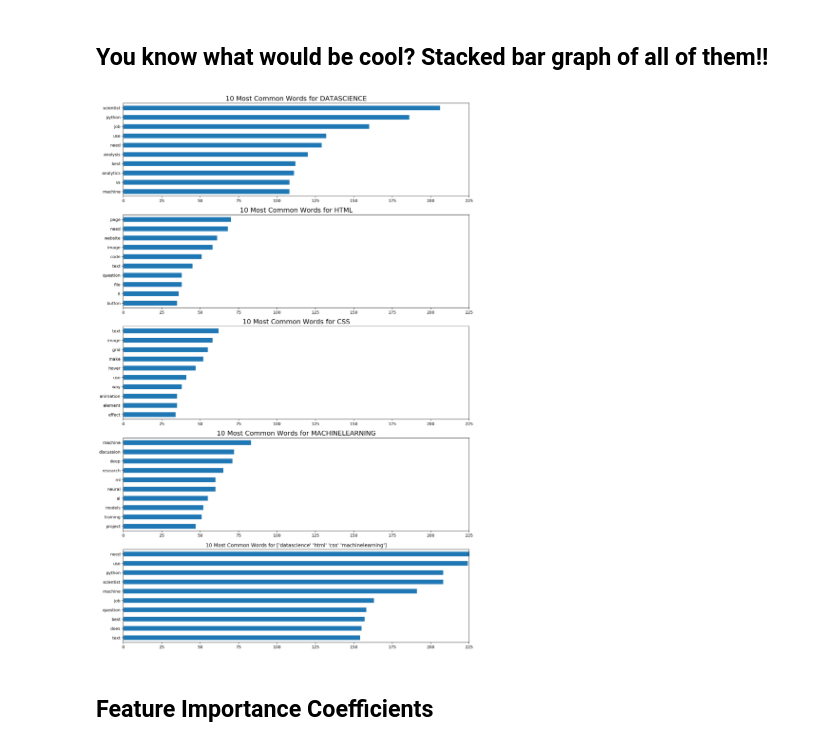
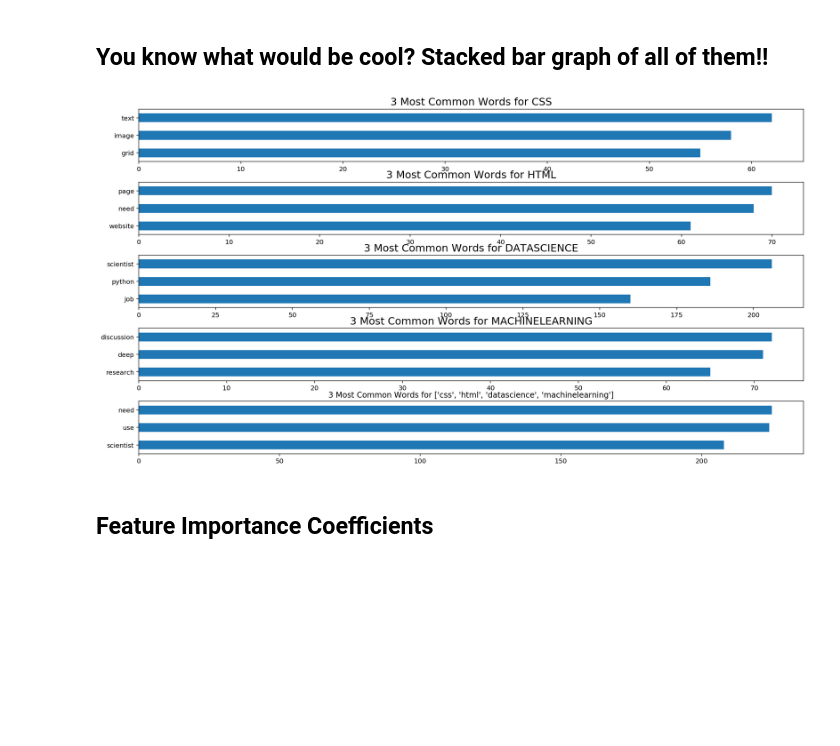
Before and after one commit to datapointchris/reddit-nlp, a Jupyter notebook: code/ds_workflow.ipynb, the cells around one changed output. Saved outputs shown, nothing was run; the diff lists cells and outputs as text; code cells hidden in the pictures; blank space fills up the shorter version.

Commit message:
fixed most common function, fixed subreddit list length and missing data issue

```diff
--- a/code/ds_workflow.ipynb
+++ b/code/ds_workflow.ipynb
@@ -69,0 +68,2 @@ No data for python
+# %%
+subreddit_list = [sub for sub in subreddit_list if sub in df.subreddit.unique()]
@@ -91,21 +95,20 @@ y = df['sub_code']
 # %%
 X_train, X_test, y_train, y_test = train_test_split(X, y, random_state=7)
 # %%
-subreddit_titles = my_stops.union(df.subreddit.unique())
-useless_words = my_stops.union(['using', 'help', 'new', 'data', 'science','learning'])
+useless_words = set(['using', 'help', 'new', 'data', 'science', 'machine', 'learning'])
 
-custom_stop_words = ENGLISH_STOP_WORDS.union(subreddit_titles, useless_words)
+custom_stop_words = ENGLISH_STOP_WORDS.union(subreddit_list, useless_words)
 # %%
 pipe = Pipeline([('count_vec', CountVectorizer()), ('lr', LogisticRegression())])
 # %%
 pipe_params = {
-                'count_vec__max_features': [3000,4000,5000,6000,8000],
+                'count_vec__max_features': [1000,2000,3000,4000,5000],
                 'count_vec__max_df': [.3,.4,.5],
-                'count_vec__ngram_range': [(1,2),(1,3),(1,4)],
+                'count_vec__ngram_range': [(1,2),(1,3)],
                 'count_vec__stop_words': [custom_stop_words],
-                'count_vec__min_df': [4,5,6],
+                'count_vec__min_df': [3,5,10, 20],
                 'lr__penalty': ['l1','l2'],
-                'lr__C': [.01, .1, 1]
+                'lr__C': [.01, .1, 1, 5, 10]
                 }
 # %%
 model = GridSearchCV(pipe, param_grid=pipe_params, cv=5, verbose=1, n_jobs=-1)
@@ -155,6 +152,7 @@ features_df
 ## You know what would be cool?  Stacked bar graph of all of them!!
 # %%
 ### CHECK ### does this function work with tfidf, or just count vec?
+###HELP### this kinda looks like shit when only using 3 features, 2 columns if features below X value?
 def plot_most_common(df, features_df, num_features=20, standardize=False, include_combined=False):
     '''
     Plots the most common features for each subreddit in the DataFrame
@@ -183,10 +181,11 @@ def plot_most_common(df, features_df, num_features=20, standardize=False, includ
     '''
 
     fig, ax = plt.subplots(ncols=1,
-                           nrows=len(df.subreddit.unique()) + int(1 if include_combined else 0),
-                           figsize=(15,6*len(df.subreddit.unique())))
+                           nrows=len(subreddit_list) + int(1 if include_combined else 0),
+                           figsize=(15,num_features/1.5*len(subreddit_list)))
+    fig.tight_layout()
 
-    for subplot_idx, sub in enumerate(df.subreddit.unique()):
+    for subplot_idx, sub in enumerate(subreddit_list):
         sub_features = features_df.loc[df['subreddit'] == sub]
         sub_top_words = sub_features.sum().sort_values(ascending=False).head(num_features)[::-1]
         sub_top_words.plot(kind='barh', ax=ax[subplot_idx])
@@ -198,13 +197,13 @@ def plot_most_common(df, features_df, num_features=20, standardize=False, includ
     if include_combined:
         most_common = features_df.sum().sort_values(ascending=False).head(num_features)[::-1]
         most_common.plot(kind='barh', ax=ax[subplot_idx+1])
-        ax[subplot_idx+1].set_title(f'{num_features} Most Common Words for {df.subreddit.unique()}')
+        ax[subplot_idx+1].set_title(f'{num_features} Most Common Words for {subreddit_list}')
         if standardize:
             max_occurence = features_df.sum().max()
             ax[subplot_idx+1].set_xlim(0,max_occurence)
 # %%
-plot_most_common(df, features_df, num_features=10, standardize=True, include_combined=True)
+plot_most_common(df, features_df, num_features=3, include_combined=True)
 # %% [output]
-[figure, old version]
+[figure, new version]
 # %% [markdown]
 ## Feature Importance Coefficients
```
Also changed, not shown: parts of 13 cells of this notebook.
